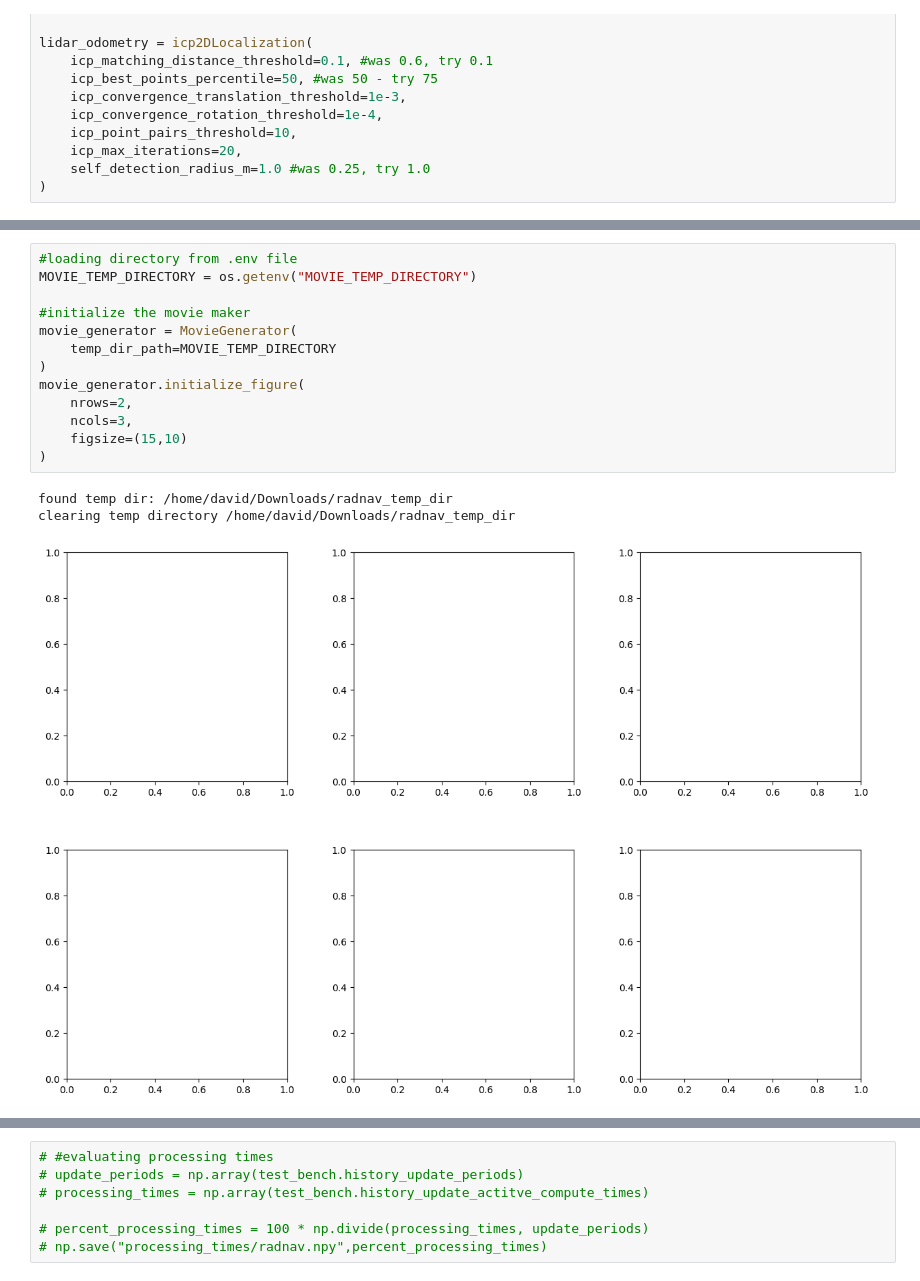
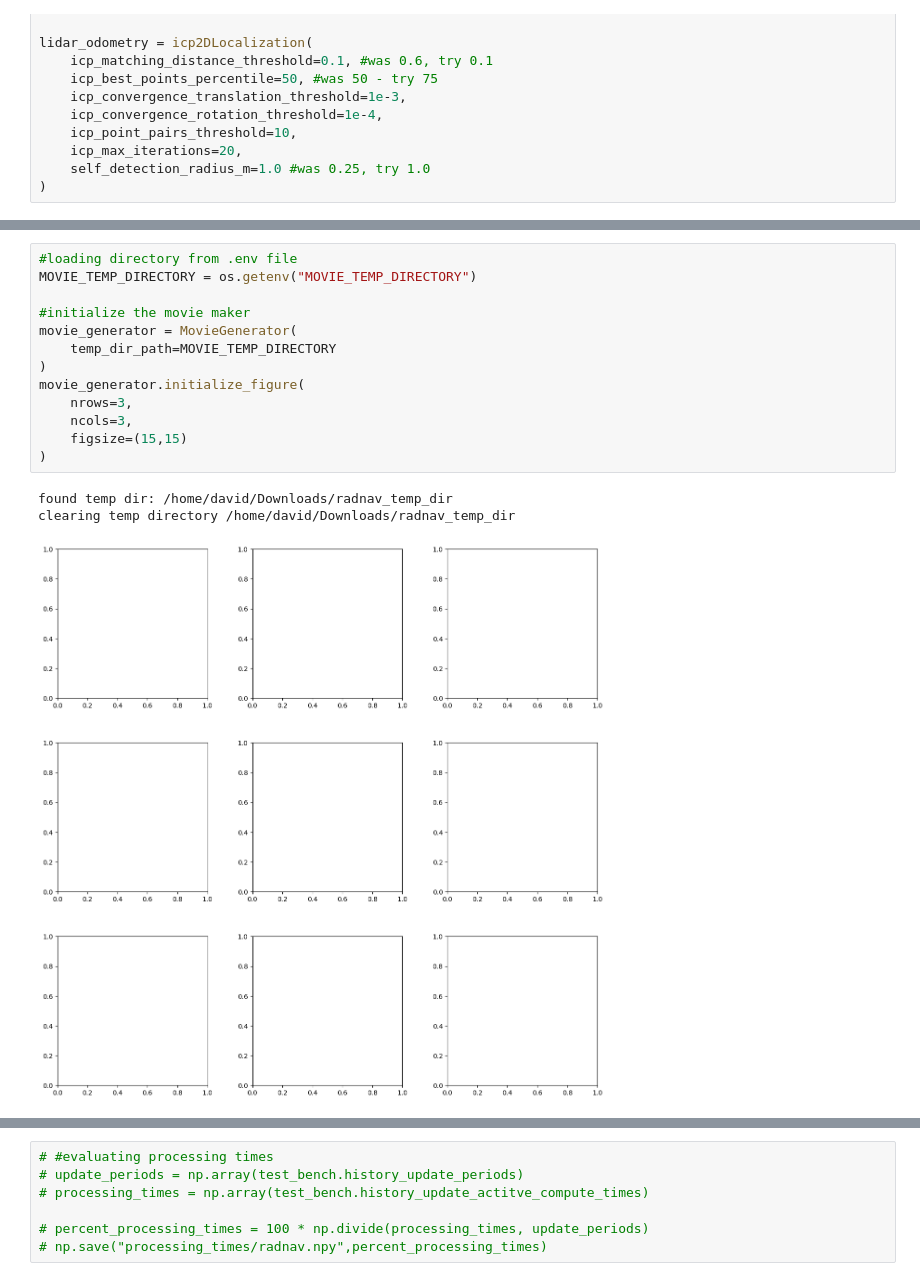
Before and after one commit to davidmhunt/odometry, a Jupyter notebook: notebooks/eval_point_cloud_integrator.ipynb, the cells around one changed output, grey strips where cells are left out. Drawn from its saved outputs; the diff is of its cells as text.

```diff
--- a/notebooks/eval_point_cloud_integrator.ipynb
+++ b/notebooks/eval_point_cloud_integrator.ipynb
@@ -117,20 +124,20 @@ loaded map with 19375 points
 # %%
 #loading directory from .env file
 MOVIE_TEMP_DIRECTORY = os.getenv("MOVIE_TEMP_DIRECTORY")
 
 #initialize the movie maker
 movie_generator = MovieGenerator(
     temp_dir_path=MOVIE_TEMP_DIRECTORY
 )
 movie_generator.initialize_figure(
-    nrows=2,
+    nrows=3,
     ncols=3,
-    figsize=(15,10)
+    figsize=(15,15)
 )
 # %% [output]
 found temp dir: /home/david/Downloads/radnav_temp_dir
 clearing temp directory /home/david/Downloads/radnav_temp_dir
-[figure, old version]
+[figure, new version]
 # %%
 end_idx = 350 # for full dataset, use "dataset.num_frames" #point cloud sample: frame 1340 on Wilk_Multipath_test_5 (now 960)
 save_name = file_name + "radar_combined"
```
Also changed, not shown: parts of 8 cells of this notebook, 8 other files.
